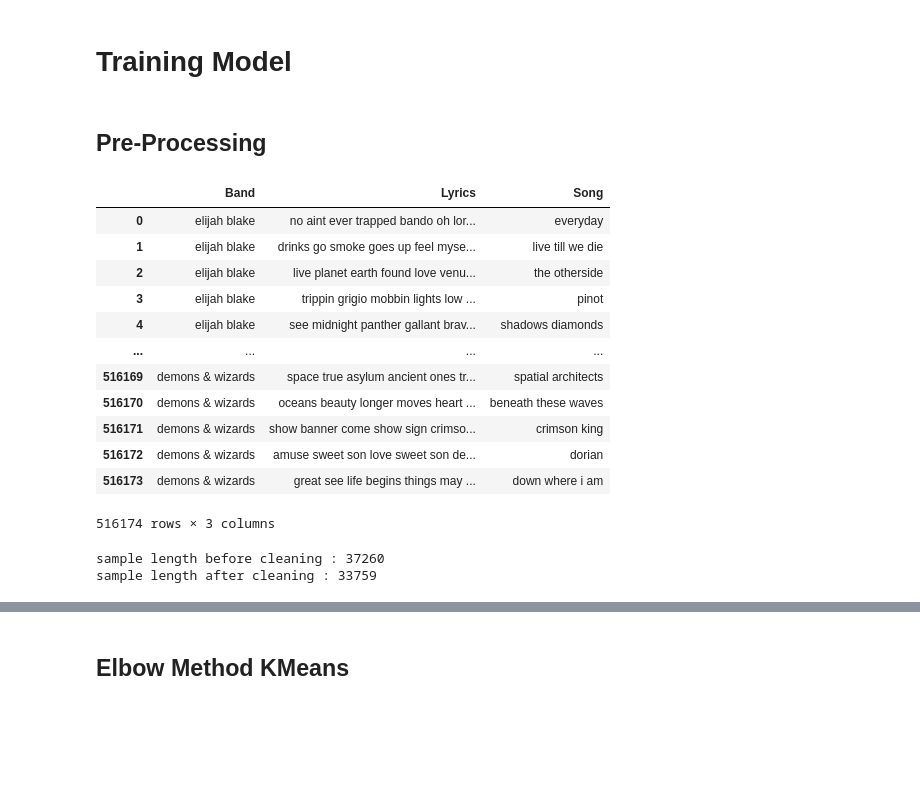
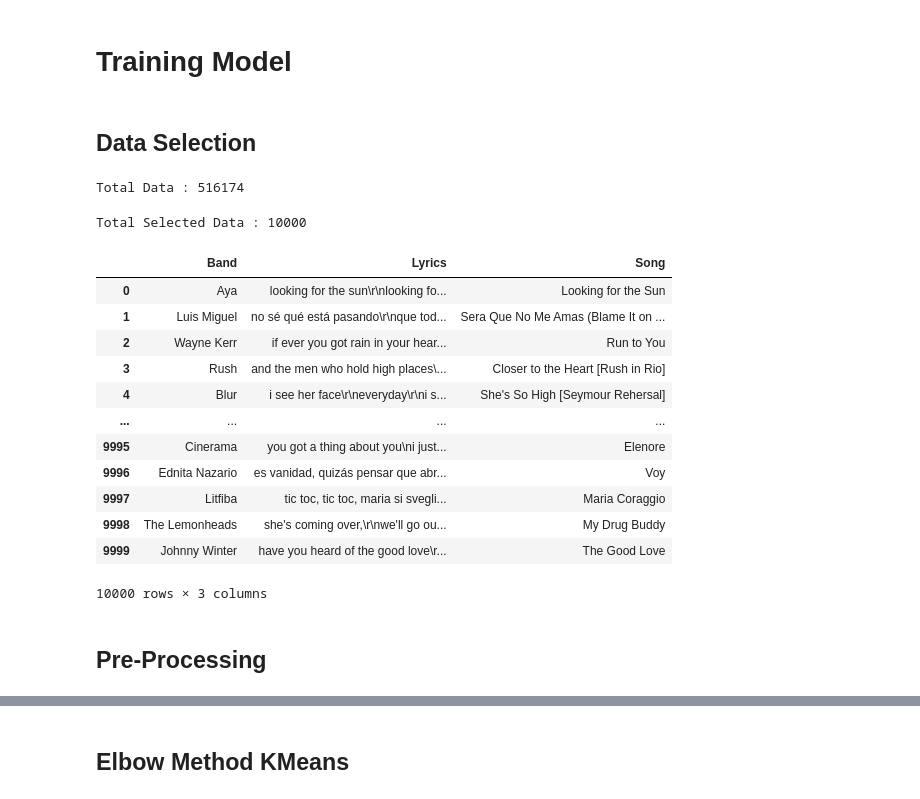
Before and after one commit to zikrullah79/LBP2-Music-RS, a Jupyter notebook: RS_KNN.ipynb, the cells around one changed output, grey strips where cells are left out. Cells and saved outputs as stored; diff of their text form; code cells hidden in the pictures; blank space fills up the shorter version.

Commit message:
data selection

```diff
--- a/RS_KNN.ipynb
+++ b/RS_KNN.ipynb
@@ -245,5 +245,34 @@ plt.show()
 [figure]
 # %% [markdown]
 # Training Model
+# %% [markdown]
+## Data Selection
+# %%
+print("Total Data : {}".format(len(df)))
+df_selected = df.sample(n = 10000)
+# %% [output]
+Total Data : 516174
+# %%
+print("Total Selected Data : {}".format(len(df_selected)))
+df_selected.to_csv("selected_data.csv",index=False)
+# %% [output]
+Total Selected Data : 10000
+# %%
+df_selected = pd.read_csv("selected_data.csv")
+df_selected
+# %% [output]
+|  | Band | Lyrics | Song |
+| 0 | Aya | looking for the sun\r\nlooking fo... | Looking for the Sun |
+| 1 | Luis Miguel | no sé qué está pasando\r\nque tod... | Sera Que No Me Amas (Blame It on ... |
+| 2 | Wayne Kerr | if ever you got rain in your hear... | Run to You |
+| 3 | Rush | and the men who hold high places\... | Closer to the Heart [Rush in Rio] |
+| 4 | Blur | i see her face\r\neveryday\r\ni s... | She's So High [Seymour Rehersal] |
+| ... | ... | ... | ... |
+| 9995 | Cinerama | you got a thing about you\ni just... | Elenore |
+| 9996 | Ednita Nazario | es vanidad, quizás pensar que abr... | Voy |
+| 9997 | Litfiba | tic toc, tic toc, maria si svegli... | Maria Coraggio |
+| 9998 | The Lemonheads | she's coming over,\r\nwe'll go ou... | My Drug Buddy |
+| 9999 | Johnny Winter | have you heard of the good love\r... | The Good Love |
+10000 rows × 3 columns
 # %% [markdown]
 ## Pre-Processing
@@ -272,22 +278,0 @@ clean_df = remove_punctuation(clean_df)
-# %%
-clean_df
-# %% [output]
-|  | Band | Lyrics | Song |
-| 0 | elijah blake | no aint ever trapped bando oh lor... | everyday |
-| 1 | elijah blake | drinks go smoke goes up feel myse... | live till we die |
-| 2 | elijah blake | live planet earth found love venu... | the otherside |
-| 3 | elijah blake | trippin grigio mobbin lights low ... | pinot |
-| 4 | elijah blake | see midnight panther gallant brav... | shadows diamonds |
-| ... | ... | ... | ... |
-| 516169 | demons & wizards | space true asylum ancient ones tr... | spatial architects |
-| 516170 | demons & wizards | oceans beauty longer moves heart ... | beneath these waves |
-| 516171 | demons & wizards | show banner come show sign crimso... | crimson king |
-| 516172 | demons & wizards | amuse sweet son love sweet son de... | dorian |
-| 516173 | demons & wizards | great see life begins things may ... | down where i am |
-516174 rows × 3 columns
-# %%
-print("sample length before cleaning : {}".format(len(list(df["Lyrics"].iloc[248208]))))
-print("sample length after cleaning : {}".format(len(list(clean_df["Lyrics"].iloc[248208]))))
-# %% [output]
-sample length before cleaning : 37260
-sample length after cleaning : 33759
```
Also changed, not shown: parts of 13 cells of this notebook, 1 other file.
